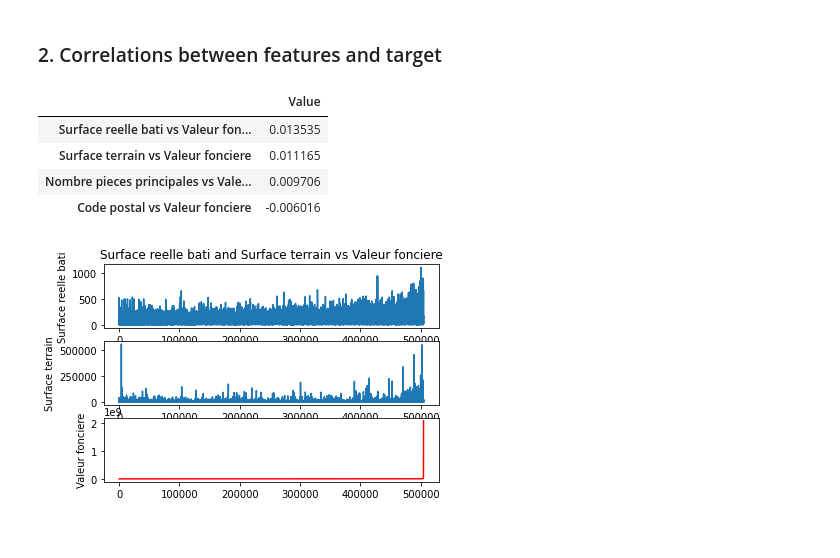
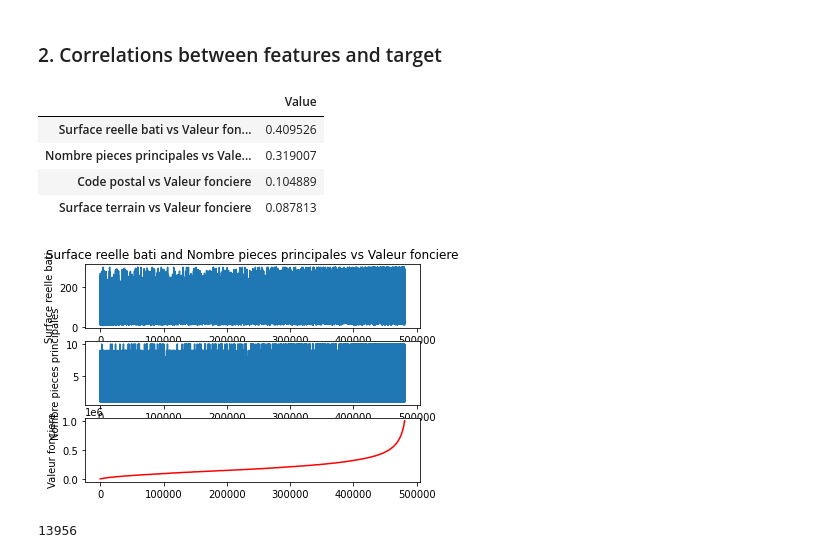
Before and after one commit to IssamBouzidi/Immothep, a Jupyter notebook: src/maison_train.ipynb, the cells around one changed output. Drawn from its saved outputs; the diff is of its cells as text; code cells hidden in the pictures.

```diff
--- a/src/maison_train.ipynb
+++ b/src/maison_train.ipynb
@@ -52,3 +57,5 @@ data['Surface reelle bati'].hist(range=(data['Surface reelle bati'].min(),data['
 # %%
 #drop surfaces between 20 and 300
-data.drop(data[(data["Surface reelle bati"]> 300 ) | ( data["Surface reelle bati"] < 20 )].index, inplace=True)
+data.drop(data[(data['Surface reelle bati']<10 ) | (data['Surface reelle bati']> 300 )].index, inplace=True)
+data['Surface reelle bati'].hist()
+plt.suptitle('Surface batie')
@@ -54,0 +73,5 @@ data.drop(data[(data["Surface reelle bati"]> 300 ) | ( data["Surface reelle bati
+# %%
+data.drop(data[(data['Nombre pieces principales']> 8 )].index, inplace=True)
+data.loc[data['Nombre pieces principales'] == 0] = 1
+data['Nombre pieces principales'].hist(bins=20, range=(data['Nombre pieces principales'].min(),data['Nombre pieces principales'].max()))
+plt.suptitle('Number of room')
@@ -54,0 +89,4 @@ data.drop(data[(data["Surface reelle bati"]> 300 ) | ( data["Surface reelle bati
+# %%
+data.drop(data[(data['Surface terrain']> 2500 )].index, inplace=True)
+data['Surface terrain'].hist(bins=100, range=(data['Surface terrain'].min(),data['Surface terrain'].max()))
+plt.suptitle('Surface terrain')
@@ -54,0 +104,4 @@ data.drop(data[(data["Surface reelle bati"]> 300 ) | ( data["Surface reelle bati
+# %%
+data.drop(data[(data['Valeur fonciere']> 1000000 ) | (data['Valeur fonciere'] < 10000)].index, inplace=True)
+data['Valeur fonciere'].hist(bins=20)
+plt.suptitle('Valeur fonciere')
@@ -72,29 +137,29 @@ data_correlations = pd.DataFrame(correlations, index=['Value']).T
 data_correlations.loc[data_correlations['Value'].abs().sort_values(ascending=False).index]
 # %% [output]
 |  | Value |
-| Surface reelle bati vs Valeur fon... | 0.013535 |
-| Surface terrain vs Valeur fonciere | 0.011165 |
-| Nombre pieces principales vs Vale... | 0.009706 |
-| Code postal vs Valeur fonciere | -0.006016 |
+| Surface reelle bati vs Valeur fon... | 0.409526 |
+| Nombre pieces principales vs Vale... | 0.319007 |
+| Code postal vs Valeur fonciere | 0.104889 |
+| Surface terrain vs Valeur fonciere | 0.087813 |
 # %%
 
-y = data.loc[:,['Surface reelle bati','Surface terrain', target]].sort_values(target, ascending=True).values
+y = data.loc[:,['Surface reelle bati','Nombre pieces principales', target]].sort_values(target, ascending=True).values
 x = np.arange(y.shape[0])
 
 plt.subplot(3,1,1)
 plt.plot(x,y[:,0])
-plt.title('Surface reelle bati and Surface terrain vs Valeur fonciere')
+plt.title('Surface reelle bati and Nombre pieces principales vs Valeur fonciere')
 plt.ylabel('Surface reelle bati')
 
 plt.subplot(3,1,2)
 plt.plot(x,y[:,1])
-plt.ylabel('Surface terrain')
+plt.ylabel('Nombre pieces principales')
 
 plt.subplot(3,1,3)
 plt.plot(x,y[:,2],'r')
-plt.ylabel("Valeur fonciere")
+plt.ylabel('Valeur fonciere')
 
 
 plt.show()
 # %% [output]
-[figure, old version]
+[figure, new version]
@@ -109 +168,6 @@ y = data['Valeur fonciere'].values
+# %%
+new_data = data[(data['Code postal'] >= 63000) & (data['Code postal'] < 70000)  ]
+print(len(new_data))
+# %% [output]
+13956
 # %%
```
Also changed, not shown: parts of 23 cells of this notebook, 1 other file.
